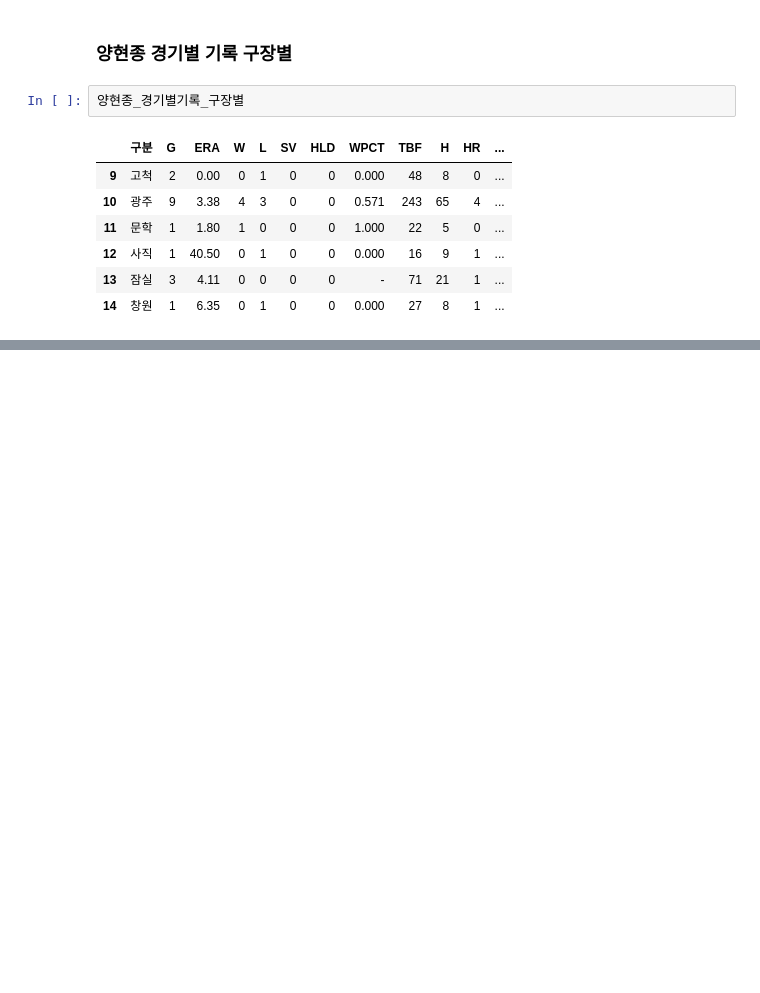
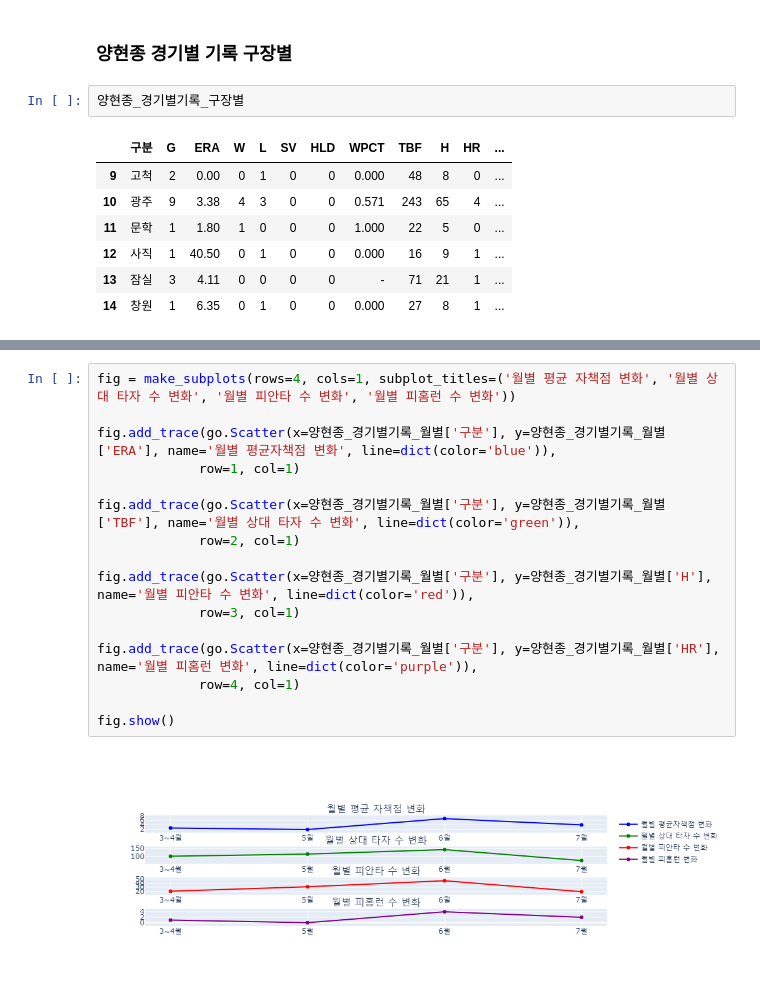
Before and after one commit to Kimjong127/Project, a Jupyter notebook: KBO선수 분석 정보 Project/전력분석(전반기KIA_양현종).ipynb, the cells around one changed output, grey strips where cells are left out. Cells and saved outputs as stored; diff of their text form; blank space fills up the shorter version.

```diff
--- a/KBO선수 분석 정보 Project/전력분석(전반기KIA_양현종).ipynb
+++ b/KBO선수 분석 정보 Project/전력분석(전반기KIA_양현종).ipynb
@@ -261,0 +315,18 @@ fig.show()
+# %%
+fig = make_subplots(rows=4, cols=1, subplot_titles=('월별 평균 자책점 변화', '월별 상대 타자 수 변화', '월별 피안타 수 변화', '월별 피홈런 수 변화'))
+
+fig.add_trace(go.Scatter(x=양현종_경기별기록_월별['구분'], y=양현종_경기별기록_월별['ERA'], name='월별 평균자책점 변화', line=dict(color='blue')),
+             row=1, col=1)
+
+fig.add_trace(go.Scatter(x=양현종_경기별기록_월별['구분'], y=양현종_경기별기록_월별['TBF'], name='월별 상대 타자 수 변화', line=dict(color='green')),
+             row=2, col=1)
+
+fig.add_trace(go.Scatter(x=양현종_경기별기록_월별['구분'], y=양현종_경기별기록_월별['H'], name='월별 피안타 수 변화', line=dict(color='red')),
+             row=3, col=1)
+
+fig.add_trace(go.Scatter(x=양현종_경기별기록_월별['구분'], y=양현종_경기별기록_월별['HR'], name='월별 피홈런 변화', line=dict(color='purple')),
+             row=4, col=1)
+
+fig.show()
+# %% [output]
+[figure, added]
```
Also changed, not shown: parts of 11 cells of this notebook.
